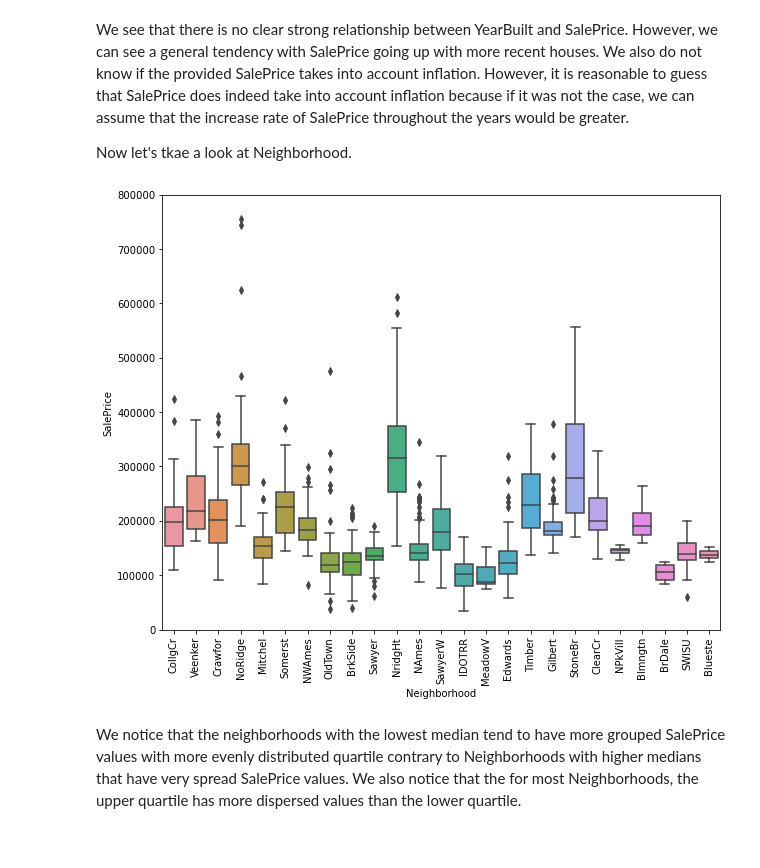
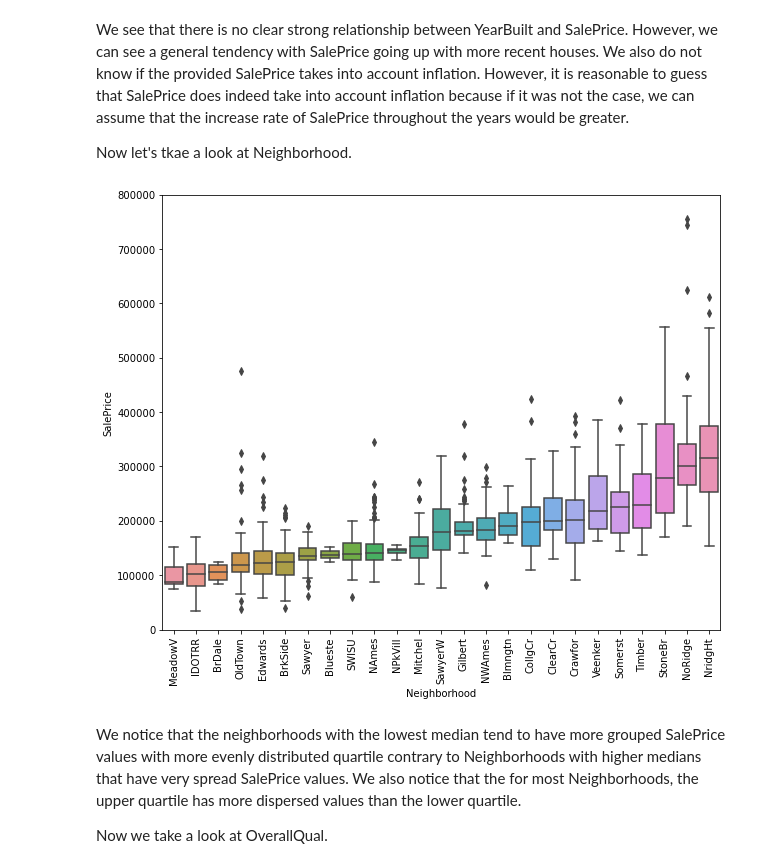
Before and after one commit to alimus22/ds_projects, a Jupyter notebook: house_prices/house_prices.ipynb, the cells around one changed output. Drawn from its saved outputs; the diff is of its cells as text; code cells hidden in the pictures.

```diff
--- a/house_prices/house_prices.ipynb
+++ b/house_prices/house_prices.ipynb
@@ -103,11 +103,14 @@ Now let's tkae a look at Neighborhood.
 # %%
 var = 'Neighborhood'
 data = pd.concat([df_train['SalePrice'], df_train[var]], axis=1);
 f, ax = plt.subplots(figsize=(10, 8))
-fig = sns.boxplot(x=var, y='SalePrice', data=data);
+order = data.groupby([var])['SalePrice'].median().sort_values().iloc[::1].index;
+fig=sns.boxplot(x=var, y='SalePrice', data=data, order=order);
 fig.axis(ymin=0, ymax=800000);
 plt.xticks(rotation=90);
 # %% [output]
-[figure, old version]
+[figure, new version]
 # %% [markdown]
 We notice that the neighborhoods with the lowest median tend to have more grouped SalePrice values with more evenly distributed quartile contrary to Neighborhoods with higher medians that have very spread SalePrice values. We also notice that the for most Neighborhoods, the upper quartile has more dispersed values than the lower quartile.
+
+Now we take a look at OverallQual.
```
Also changed, not shown: parts of 2 cells of this notebook.
